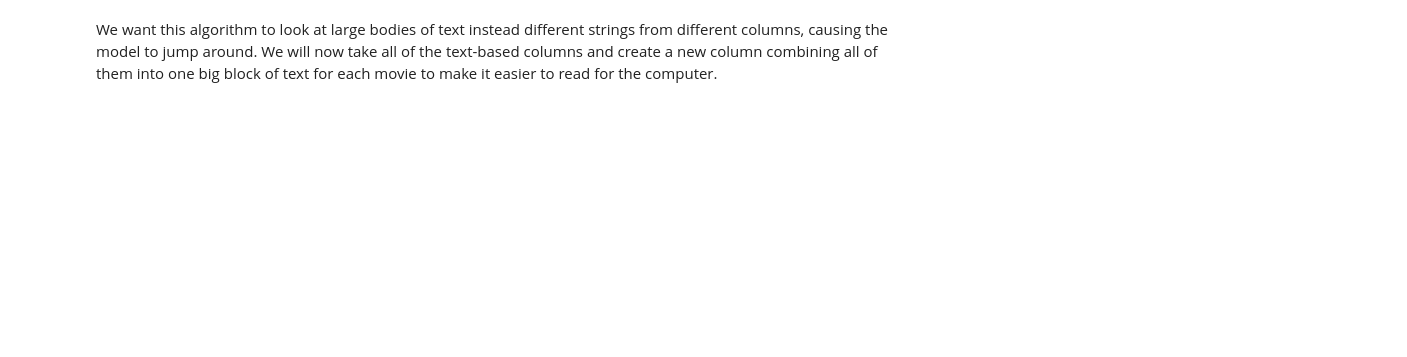
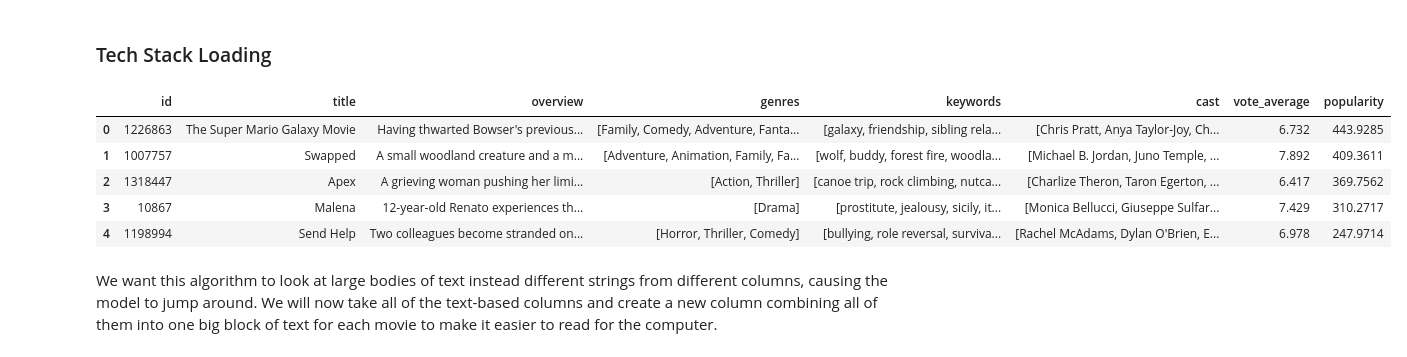
Before and after one commit to clarktenge/movie-recommender, a Jupyter notebook: PSTAT 134 FINAL PROJECT.ipynb, the cells around one changed output. Drawn from its saved outputs; the diff is of its cells as text; code cells hidden in the pictures; blank space fills up the shorter version.

```diff
--- a/PSTAT 134 FINAL PROJECT.ipynb
+++ b/PSTAT 134 FINAL PROJECT.ipynb
@@ -20,0 +19,2 @@
+# %% [markdown]
+### Tech Stack Loading
@@ -21,9 +33,4 @@
 # %%
-import os
-import time
-import pandas as pd
-import requests
-
 cache_file = "all_movie_data"
 
 if os.path.exists(cache_file):
@@ -35,39 +42,50 @@ else:
         "accept": "application/json",
         "Authorization": f'Bearer {API_TOKEN}'
     }
-    movie_data =[]
+    movie_data = []
     for page in range(1, 501):
         url = f"https://api.themoviedb.org/3/discover/movie?sort_by=popularity.desc&page={page}"
         response = requests.get(url, headers=headers)
         data = response.json()
 
         if "results" in data:
             for movie in data['results']:
                 movie_id=movie['id']
 
                 details_url = f"https://api.themoviedb.org/3/movie/{movie_id}?append_to_response=credits,keywords"
                 details_response = requests.get(details_url, headers=headers)
                 details_data = details_response.json()
 
                 movie_dict = {
                     "id": movie_id,
                     'title': details_data['title'],
                     'overview': details_data['overview'],
                     'genres': [genre['name'] for genre in details_data.get('genres', [])],
                     'keywords': [kw['name'] for kw in details_data.get('keywords', {}).get('keywords', [])],
                     'cast': [actor['name'] for actor in details_data.get('credits', {}).get('cast', [])[:5]],
                     'vote_average': details_data['vote_average'],
                     'popularity': details_data['popularity']
                 }
 
                 movie_data.append(movie_dict)
 
                 time.sleep(.10)
 
     movies_df = pd.DataFrame(movie_data)
 
     movies_df.to_pickle(cache_file)
+
+# Remove duplicate TMDB entries that may have been fetched more than once
+movies_df.drop_duplicates(subset='id', keep='first', inplace=True)
+movies_df.reset_index(drop=True, inplace=True)
 movies_df.head()
+# %% [output]
+|  | id | title | overview | genres | keywords | cast | vote_average | popularity |
+| 0 | 1226863 | The Super Mario Galaxy Movie | Having thwarted Bowser's previous... | [Family, Comedy, Adventure, Fanta... | [galaxy, friendship, sibling rela... | [Chris Pratt, Anya Taylor-Joy, Ch... | 6.732 | 443.9285 |
+| 1 | 1007757 | Swapped | A small woodland creature and a m... | [Adventure, Animation, Family, Fa... | [wolf, buddy, forest fire, woodla... | [Michael B. Jordan, Juno Temple, ... | 7.892 | 409.3611 |
+| 2 | 1318447 | Apex | A grieving woman pushing her limi... | [Action, Thriller] | [canoe trip, rock climbing, nutca... | [Charlize Theron, Taron Egerton, ... | 6.417 | 369.7562 |
+| 3 | 10867 | Malena | 12-year-old Renato experiences th... | [Drama] | [prostitute, jealousy, sicily, it... | [Monica Bellucci, Giuseppe Sulfar... | 7.429 | 310.2717 |
+| 4 | 1198994 | Send Help | Two colleagues become stranded on... | [Horror, Thriller, Comedy] | [bullying, role reversal, surviva... | [Rachel McAdams, Dylan O'Brien, E... | 6.978 | 247.9714 |
 # %% [markdown]
 We want this algorithm to look at large bodies of text instead different strings from different columns, causing the model to jump around. We will now take all of the text-based columns and create a new column combining all of them into one big block of text for each movie to make it easier to read for the computer.
 # %%
```
Also changed, not shown: parts of 14 cells of this notebook, 2 other files.
